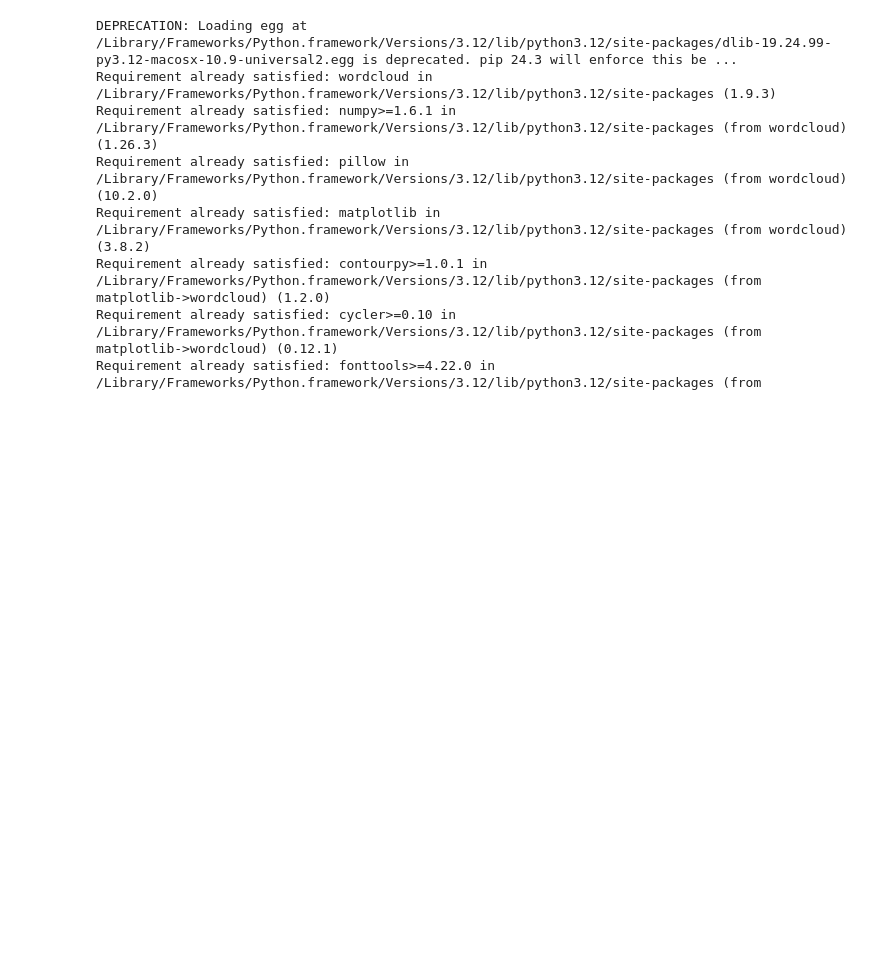
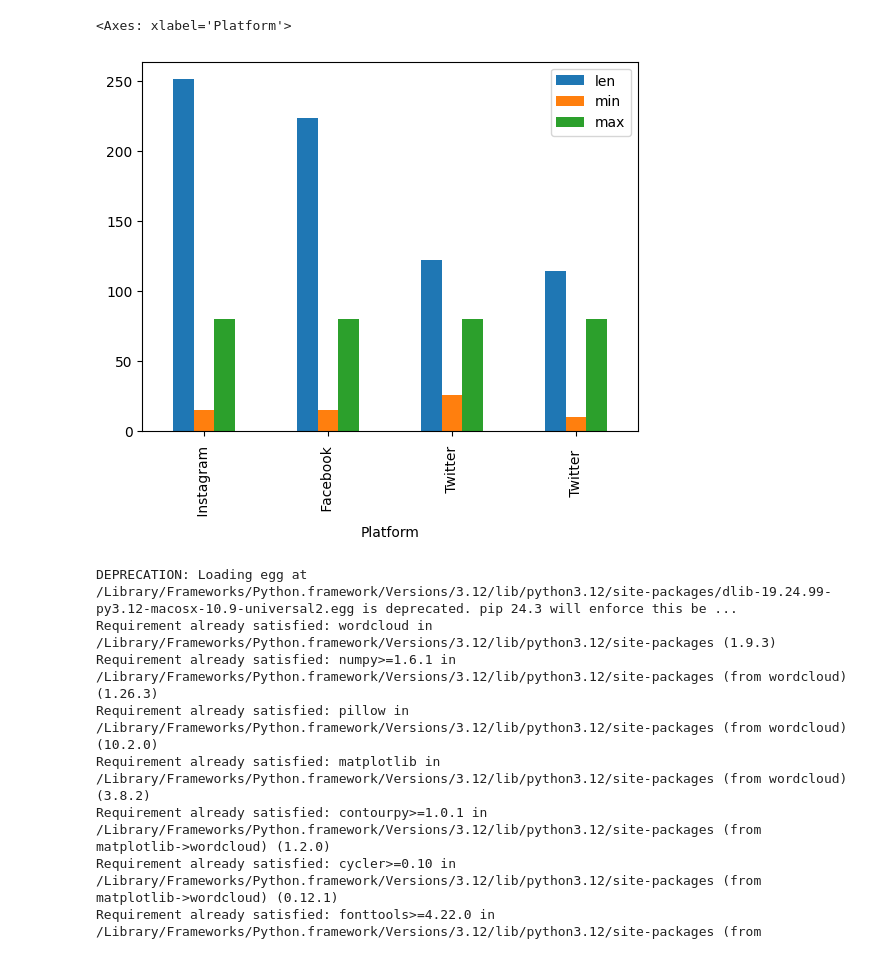
Before and after one commit to remyben-creator/ML_final_project, a Jupyter notebook: ml.ipynb, the cells around one changed output. Drawn from its saved outputs; the diff is of its cells as text; code cells hidden in the pictures; blank space fills up the shorter version.

```diff
--- a/ml.ipynb
+++ b/ml.ipynb
@@ -19,3 +51,10 @@ df.head()
+# %%
+#plot likes of platform based
+
+df.groupby('Platform').Likes.agg([len, min, max]).sort_values(by='len', ascending=False).plot(kind='bar')
+# %% [output]
+<Axes: xlabel='Platform'>
+[figure, added]
 # %%
 pip install wordcloud
 # %% [output]
```
Also changed, not shown: parts of 9 cells of this notebook.
